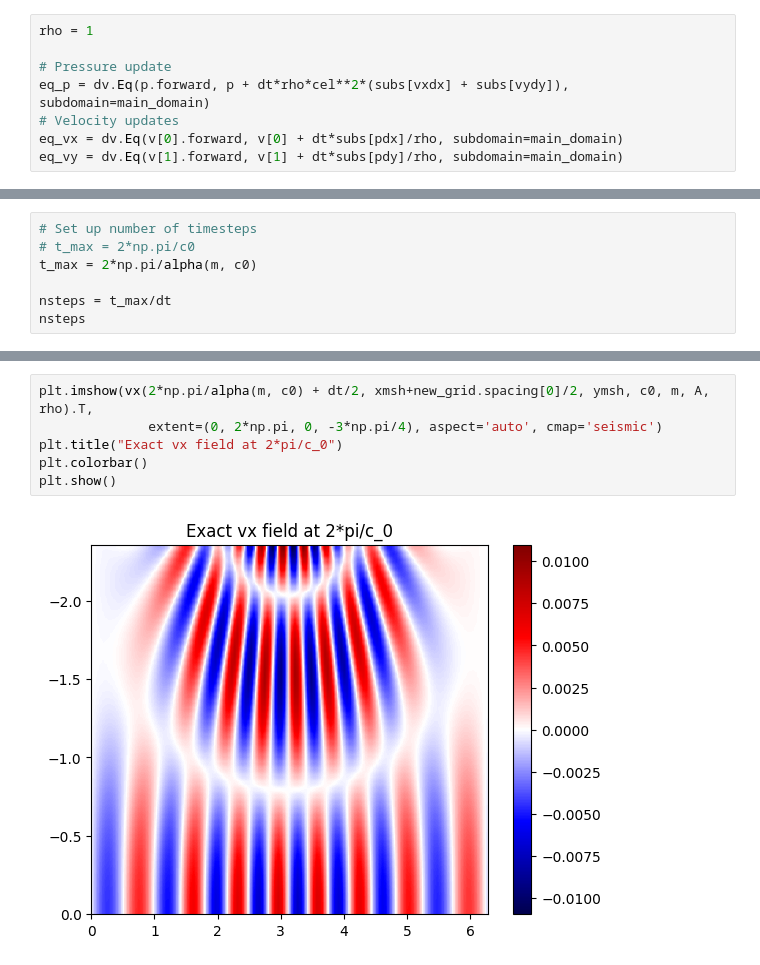
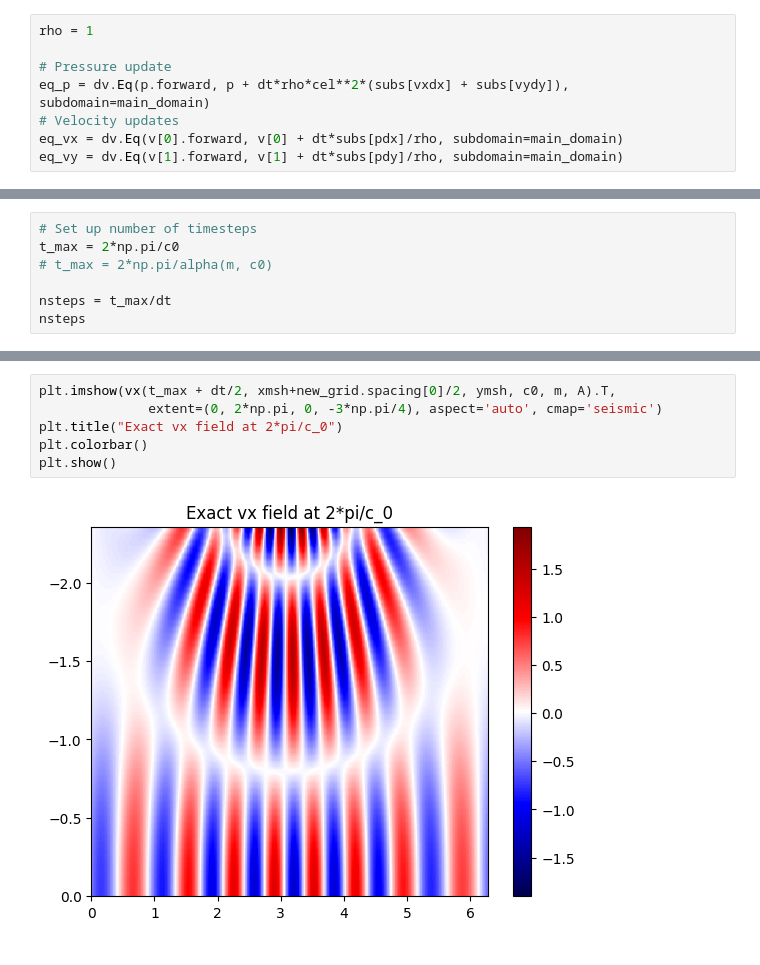
Before and after one commit to devitocodes/schism, a Jupyter notebook: examples/14_1st-order_exact_solution_comparison.ipynb, the cells around one changed output, grey strips where cells are left out. Saved outputs shown, nothing was run; the diff lists cells and outputs as text.

```diff
--- a/examples/14_1st-order_exact_solution_comparison.ipynb
+++ b/examples/14_1st-order_exact_solution_comparison.ipynb
@@ -351,8 +400,8 @@ zero_flux_vy = [dv.Eq(v[1][t+1, x, ymax-4+i], -v[1][t+1, x, ymax-5-i], subdomain
                 for i in range(5)]
 # %%
 # Set up number of timesteps
-# t_max = 2*np.pi/c0
-t_max = 2*np.pi/alpha(m, c0)
+t_max = 2*np.pi/c0
+# t_max = 2*np.pi/alpha(m, c0)
 
 nsteps = t_max/dt
 nsteps
@@ -419,9 +483,9 @@ plt.show()
 # %%
-plt.imshow(vx(2*np.pi/alpha(m, c0) + dt/2, xmsh+new_grid.spacing[0]/2, ymsh, c0, m, A, rho).T,
+plt.imshow(vx(t_max + dt/2, xmsh+new_grid.spacing[0]/2, ymsh, c0, m, A).T,
               extent=(0, 2*np.pi, 0, -3*np.pi/4), aspect='auto', cmap='seismic')
 plt.title("Exact vx field at 2*pi/c_0")
 plt.colorbar()
 plt.show()
 # %% [output]
-[figure, old version]
+[figure, new version]
 # %%
```
Also changed, not shown: parts of 16 cells of this notebook.
